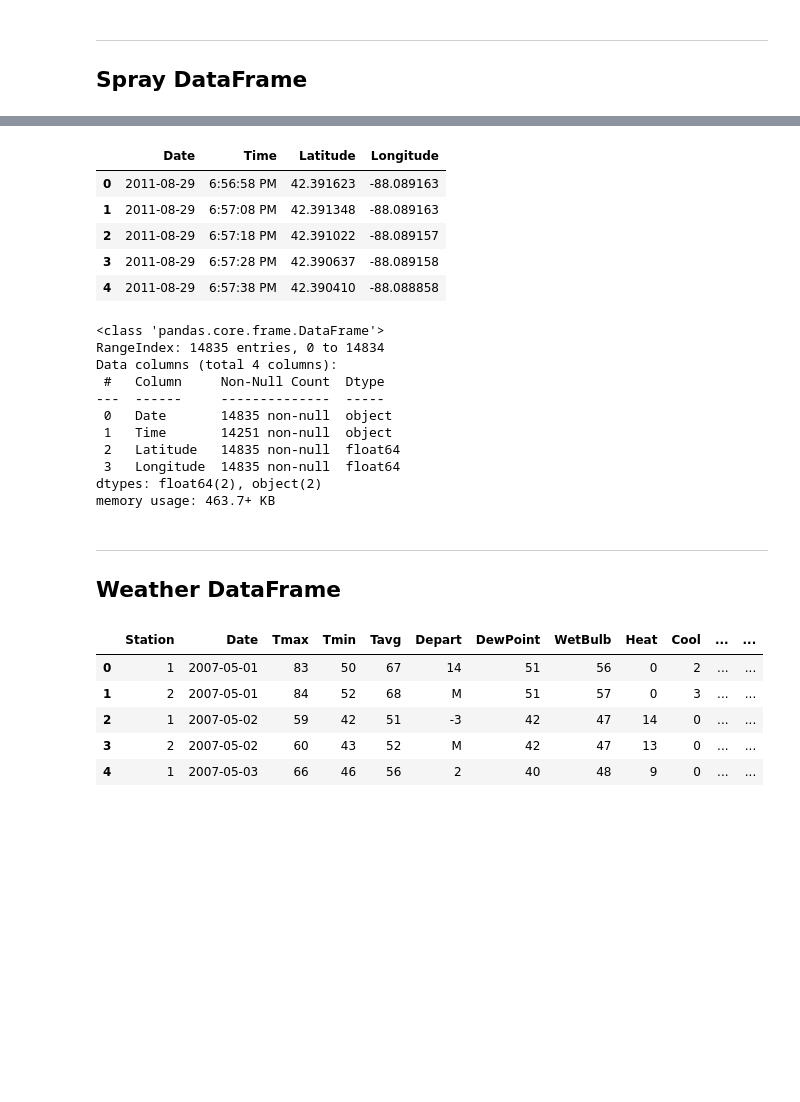
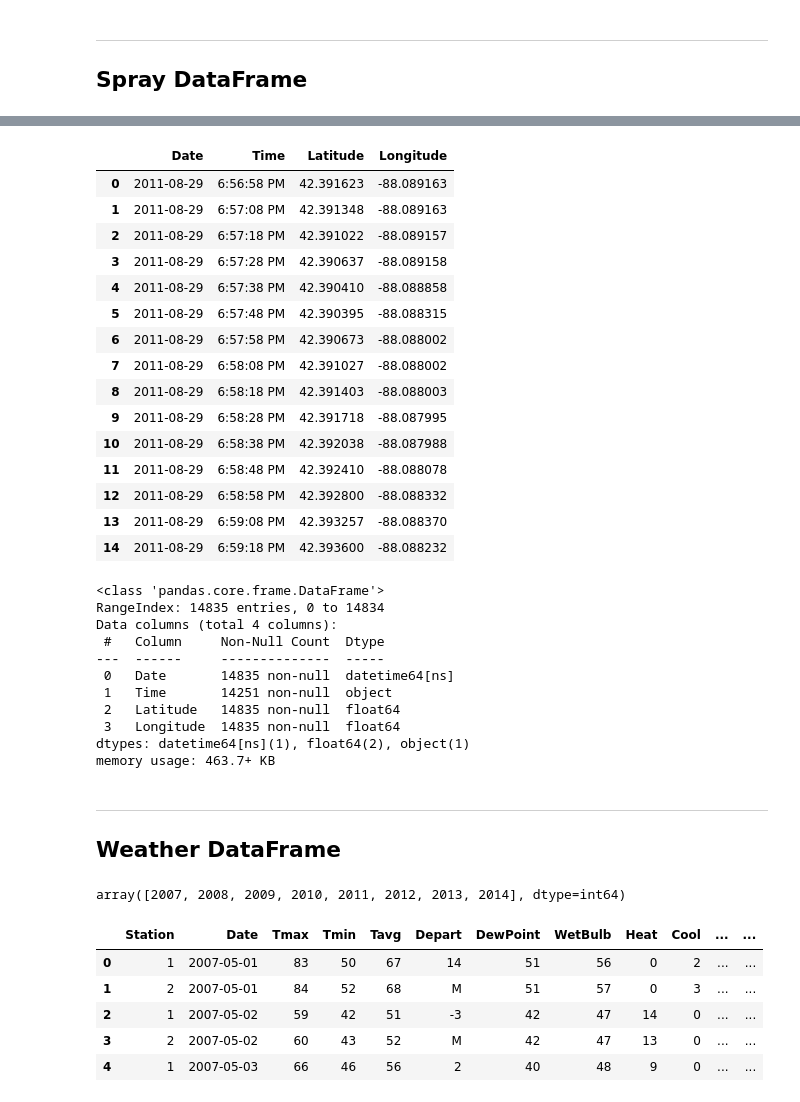
Before and after one commit to sherlocknow/DSI16_P4_G4_, a Jupyter notebook: code/projec4_files_upload.ipynb, the cells around one changed output, grey strips where cells are left out. Drawn from its saved outputs; the diff is of its cells as text; code cells hidden in the pictures; blank space fills up the shorter version.

```diff
--- a/code/projec4_files_upload.ipynb
+++ b/code/projec4_files_upload.ipynb
@@ -334,3 +401,5 @@ nearest_stn(train_df)
 ## Spray DataFrame
 # %%
 spray_df = all_data['spray_df']
+# %%
+spray_df['Date'] = pd.to_datetime(spray_df['Date'])
@@ -337,12 +428,22 @@ spray_df = all_data['spray_df']
 # %%
-spray_df.head()
+spray_df.head(15)
 # %% [output]
 |  | Date | Time | Latitude | Longitude |
 | 0 | 2011-08-29 | 6:56:58 PM | 42.391623 | -88.089163 |
 | 1 | 2011-08-29 | 6:57:08 PM | 42.391348 | -88.089163 |
 | 2 | 2011-08-29 | 6:57:18 PM | 42.391022 | -88.089157 |
 | 3 | 2011-08-29 | 6:57:28 PM | 42.390637 | -88.089158 |
 | 4 | 2011-08-29 | 6:57:38 PM | 42.390410 | -88.088858 |
+| 5 | 2011-08-29 | 6:57:48 PM | 42.390395 | -88.088315 |
+| 6 | 2011-08-29 | 6:57:58 PM | 42.390673 | -88.088002 |
+| 7 | 2011-08-29 | 6:58:08 PM | 42.391027 | -88.088002 |
+| 8 | 2011-08-29 | 6:58:18 PM | 42.391403 | -88.088003 |
+| 9 | 2011-08-29 | 6:58:28 PM | 42.391718 | -88.087995 |
+| 10 | 2011-08-29 | 6:58:38 PM | 42.392038 | -88.087988 |
+| 11 | 2011-08-29 | 6:58:48 PM | 42.392410 | -88.088078 |
+| 12 | 2011-08-29 | 6:58:58 PM | 42.392800 | -88.088332 |
+| 13 | 2011-08-29 | 6:59:08 PM | 42.393257 | -88.088370 |
+| 14 | 2011-08-29 | 6:59:18 PM | 42.393600 | -88.088232 |
 # %%
 spray_df.info()
 # %% [output]
@@ -351,11 +452,11 @@ RangeIndex: 14835 entries, 0 to 14834
 Data columns (total 4 columns):
  #   Column     Non-Null Count  Dtype
 ---  ------     --------------  -----
- 0   Date       14835 non-null  object
+ 0   Date       14835 non-null  datetime64[ns]
  1   Time       14251 non-null  object
  2   Latitude   14835 non-null  float64
  3   Longitude  14835 non-null  float64
-dtypes: float64(2), object(2)
+dtypes: datetime64[ns](1), float64(2), object(1)
 memory usage: 463.7+ KB
 # %% [markdown]
 ---
@@ -365,3 +468,7 @@ w_df = all_data['weather_df']
+# %%
+w_df['Date'].dt.year.unique()
+# %% [output]
+array([2007, 2008, 2009, 2010, 2011, 2012, 2013, 2014], dtype=int64)
 # %%
 w_df.head()
 # %% [output]
```
Also changed, not shown: parts of 21 cells of this notebook.
